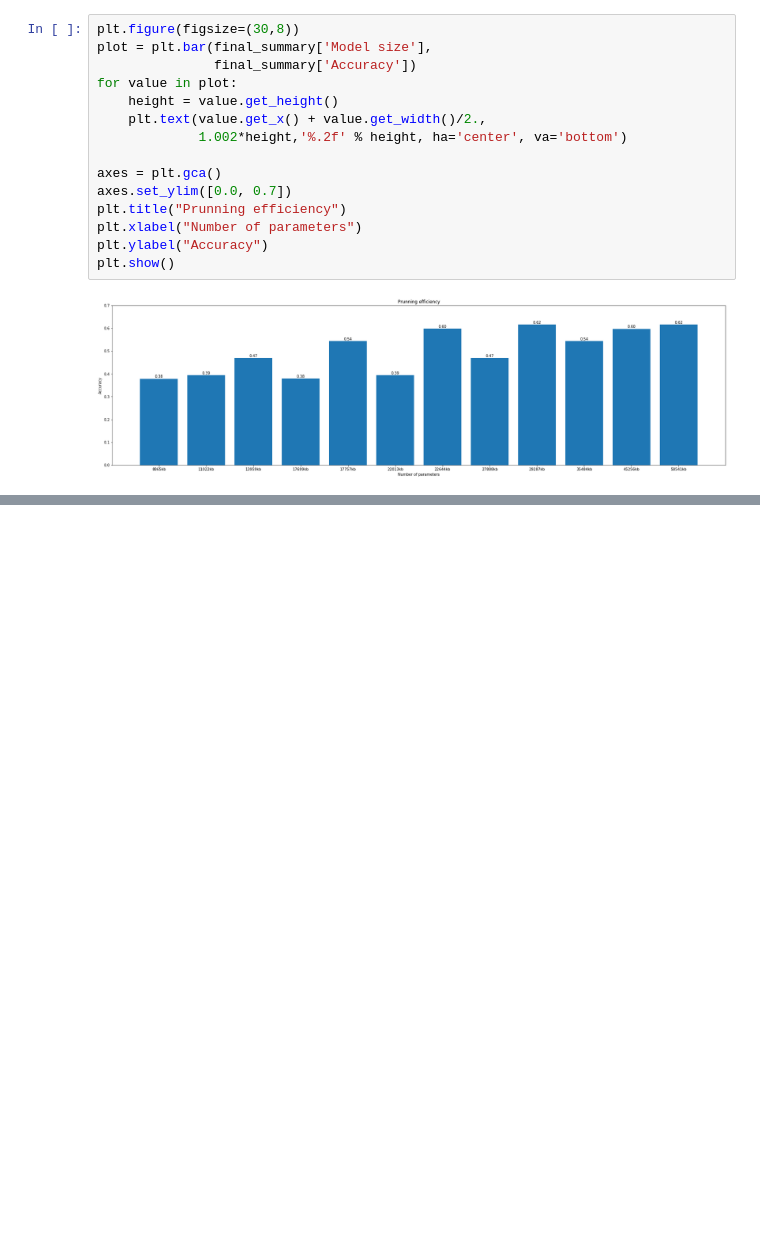
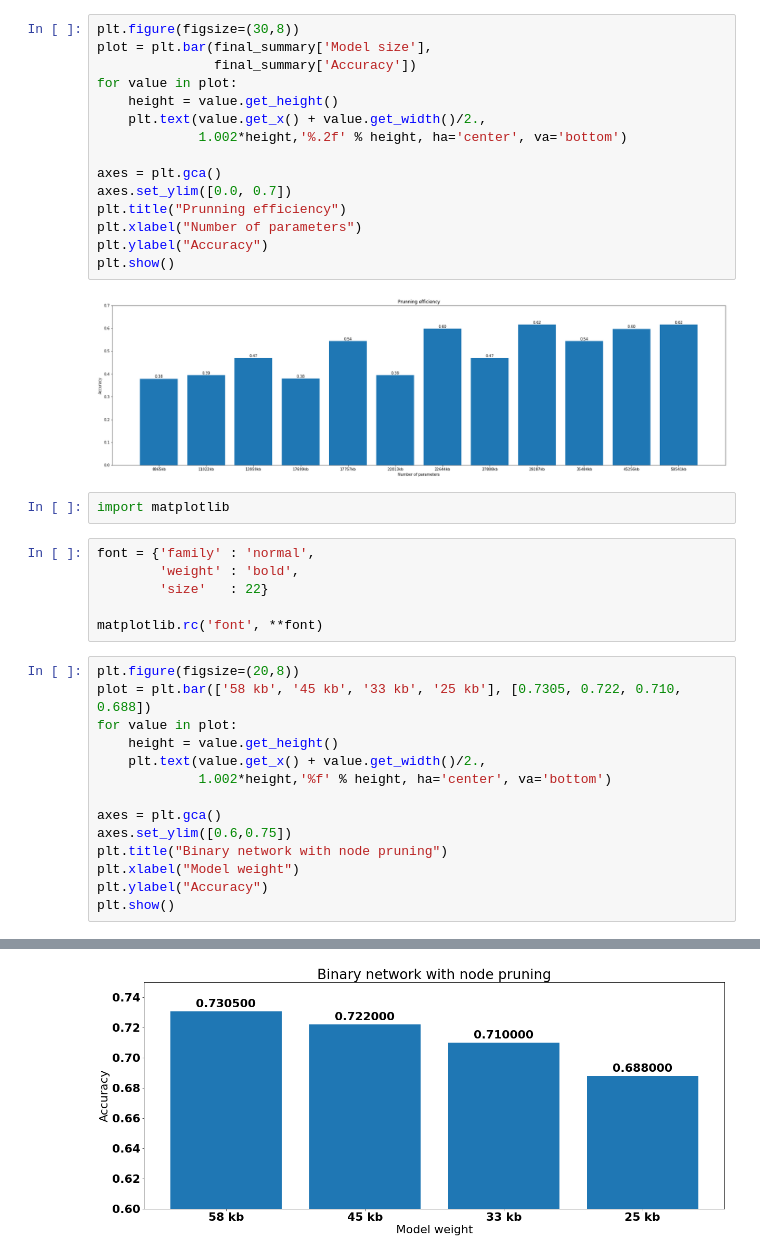
Before and after one commit to Matmozaur/BinaryEnsembeleNeuralNetworks, a Jupyter notebook: Pruning_conv.ipynb, the cells around one changed output, grey strips where cells are left out. Cells and saved outputs as stored; diff of their text form; blank space fills up the shorter version.

```diff
--- a/Pruning_conv.ipynb
+++ b/Pruning_conv.ipynb
@@ -911,3 +911,26 @@ plt.ylabel("Accuracy")
 plt.show()
 # %% [output]
 [figure]
+# %%
+import matplotlib
+# %%
+font = {'family' : 'normal',
+        'weight' : 'bold',
+        'size'   : 22}
+
+matplotlib.rc('font', **font)
+# %%
+plt.figure(figsize=(20,8))
+plot = plt.bar(['58 kb', '45 kb', '33 kb', '25 kb'], [0.7305, 0.722, 0.710, 0.688])
+for value in plot:
+    height = value.get_height()
+    plt.text(value.get_x() + value.get_width()/2.,
+             1.002*height,'%f' % height, ha='center', va='bottom')
+
+axes = plt.gca()
+axes.set_ylim([0.6,0.75])
+plt.title("Binary network with node pruning")
+plt.xlabel("Model weight")
+plt.ylabel("Accuracy")
+plt.show()
+# %% [output]
@@ -913,0 +940 @@ plt.show()
+[figure, added]
```
Also changed, not shown: parts of 2 cells of this notebook, 9 other files.
